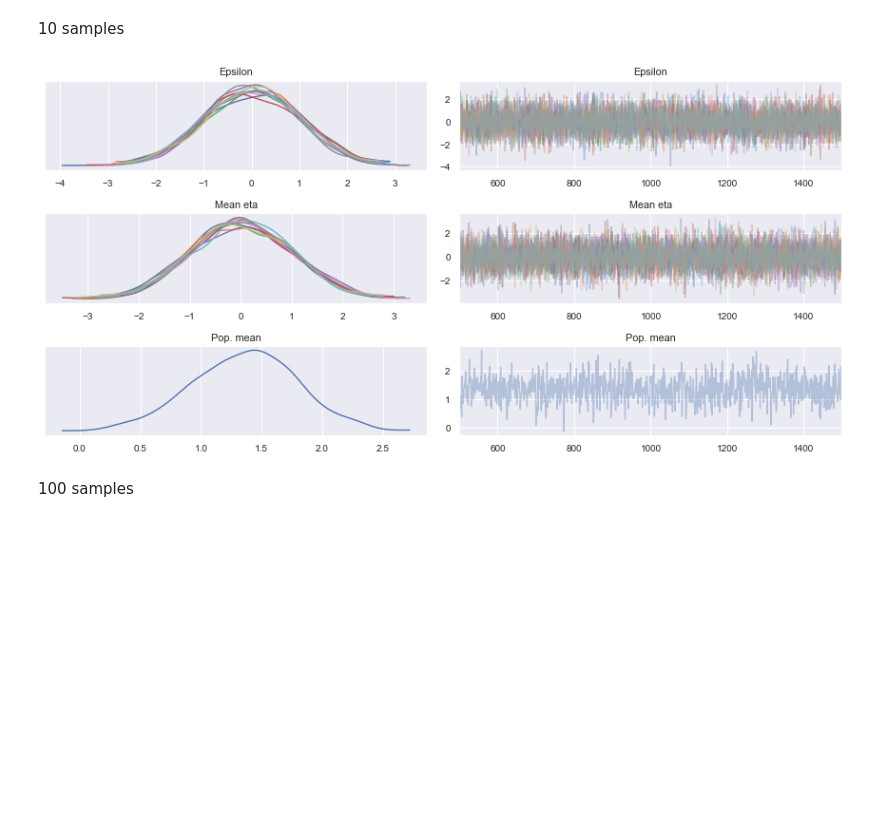
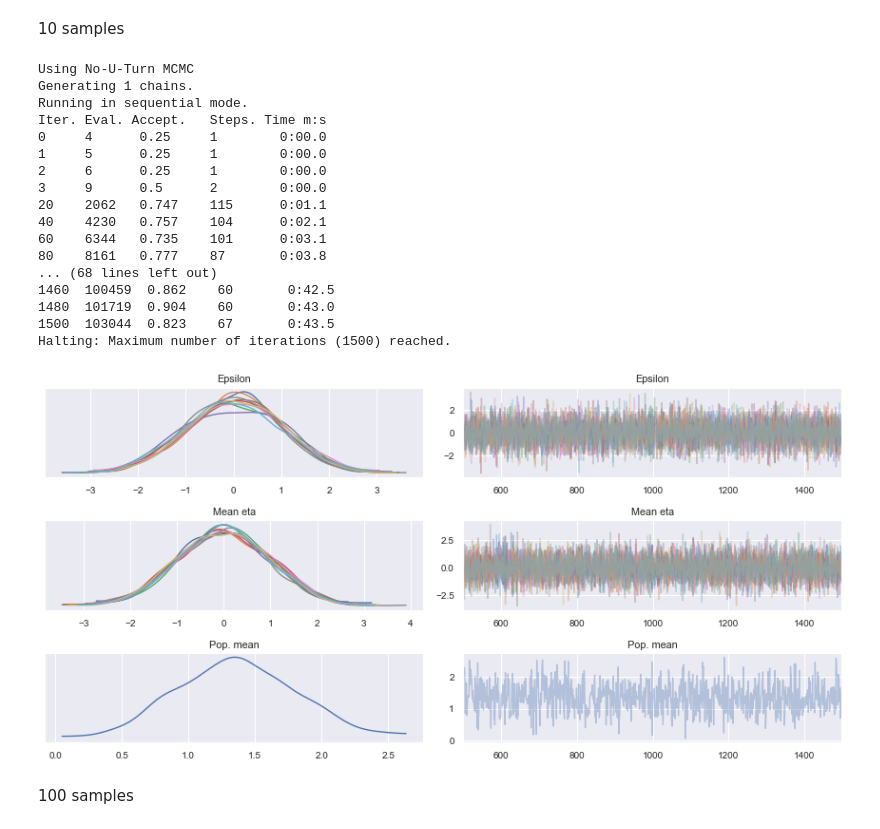
Before and after one commit to DavAug/filter-inference, a Jupyter notebook: results/toy_hierarchical_gaussian.ipynb, the cells around one changed output. Saved outputs shown, nothing was run; the diff lists cells and outputs as text; code cells hidden in the pictures; blank space fills up the shorter version.

```diff
--- a/results/toy_hierarchical_gaussian.ipynb
+++ b/results/toy_hierarchical_gaussian.ipynb
@@ -387,26 +542,43 @@ exact_posterior_samples.to_netcdf(
 # %%
 n_samples = 10
 log_likelihood = GaussianFilterLogLikelihood(
     observations=data, n_samples=n_samples)
 log_prior = pints.ComposedLogPrior(*[
     pints.GaussianLogPrior(0, 1)] * 2 * n_samples + [
     pints.GaussianLogPrior(mean=0, sd=4)])
 log_posterior = chi.LogPosterior(log_likelihood, log_prior)
 
 controller = chi.SamplingController(log_posterior)
 controller.set_n_runs(1)
 controller.set_parallel_evaluation(False)
 controller.set_sampler(pints.NoUTurnMCMC)
 n_iterations = 1500
 gaussian_filter_10_posterior_samples = controller.run(
-    n_iterations=n_iterations)
+    n_iterations=n_iterations, log_to_screen=True)
 
 warmup=500
 az.plot_trace(
     gaussian_filter_10_posterior_samples.sel(draw=slice(warmup, n_iterations)))
 plt.tight_layout()
 # %% [output]
+Using No-U-Turn MCMC
+Generating 1 chains.
+Running in sequential mode.
+Iter. Eval. Accept.   Steps. Time m:s
+0     4      0.25     1        0:00.0
+1     5      0.25     1        0:00.0
+2     6      0.25     1        0:00.0
+3     9      0.5      2        0:00.0
+20    2062   0.747    115      0:01.1
+40    4230   0.757    104      0:02.1
+60    6344   0.735    101      0:03.1
+80    8161   0.777    87       0:03.8
+... (68 lines left out)
+1460  100459  0.862    60       0:42.5
+1480  101719  0.904    60       0:43.0
+1500  103044  0.823    67       0:43.5
+Halting: Maximum number of iterations (1500) reached.
-[figure, old version]
+[figure, new version]
 # %% [markdown]
 100 samples
 # %%
```
Also changed, not shown: parts of 24 cells of this notebook, 1 other file.
